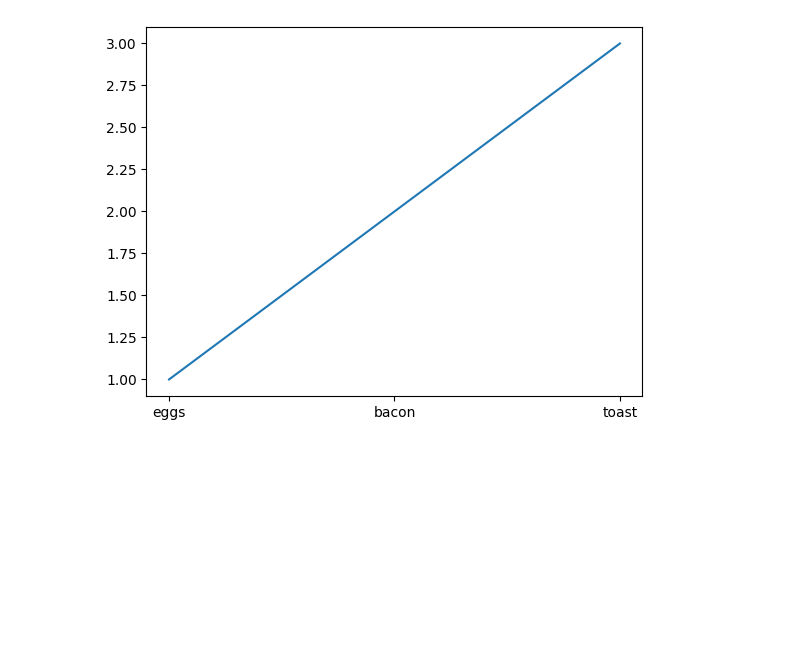
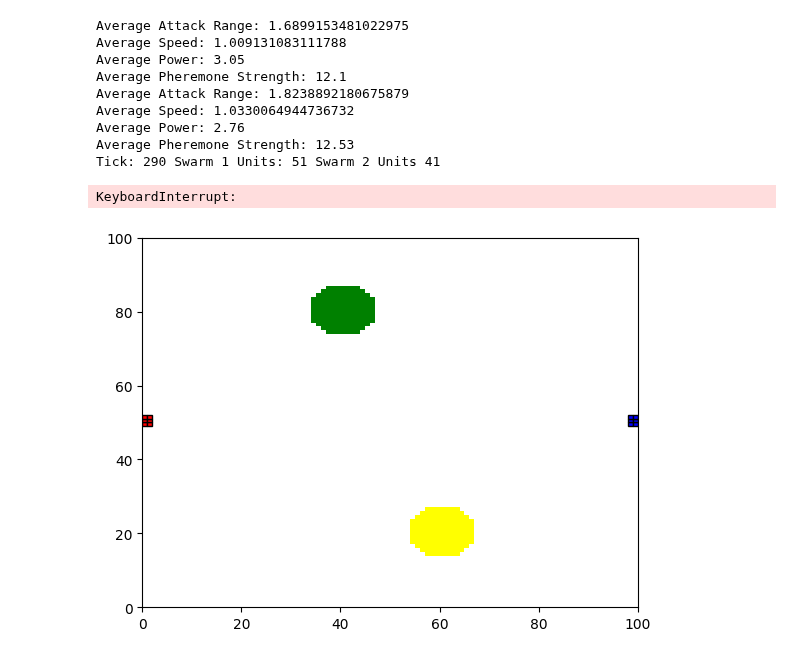
Before and after one commit to cgraha37/bic_final_project, a Jupyter notebook: battlefield.ipynb, the cells around one changed output. Cells and saved outputs as stored; diff of their text form; code cells hidden in the pictures; blank space fills up the shorter version.

```diff
--- a/battlefield.ipynb
+++ b/battlefield.ipynb
@@ -289,7 +289,7 @@ class Swarm:
         self.y = start_y
         self.elites = elites
         self.food_count = 0
-
+        self.wins=[]
         self.swarm_stats = []
 
         self.populate_swarm()
@@ -329,6 +329,7 @@ class Swarm:
     def update_and_reset(self):
         self.active_units = []
         self.dead_units = []
+        self.food_count = 0
         i = 0
         for ant in self.all_units:
             # Select a random elite from the gene pool
@@ -454,10 +455,9 @@ class Patch:
         self.rect = None
 # %%
 class Battlefield:
-    def __init__(self, width, height):
+    def __init__(self, width, height,units):
         self.width = width
         self.height = height
-
         # ADDED
         self.total_food = 0
 
@@ -485,8 +485,8 @@ class Battlefield:
         self.tick_count = 0
         self.evolution = 0
 
-        self.swarms.append(Swarm(self, 0, 50, 0, self.height / 2, []))
-        self.swarms.append(Swarm(self, 1, 50, self.width, self.height / 2, []))
+        self.swarms.append(Swarm(self, 0, units, 0, self.height / 2, []))
+        self.swarms.append(Swarm(self, 1, units, self.width, self.height / 2, []))
 
         self.fig, self.ax = plt.subplots()
         self.ax.set_xlim(0, width)
@@ -564,14 +564,14 @@ class Battlefield:
             math.sqrt(
                 (patch.x - 0.6 * self.width) ** 2 + (patch.y - 0.2 * self.height) ** 2
             )
-            < 5
+            < 7
         ):
             patch.food_source_number = 1
         elif (
             math.sqrt(
                 (patch.x - 0.4 * self.width) ** 2 + (patch.y - 0.8 * self.height) ** 2
             )
-            < 5
+            < 7
         ):
             patch.food_source_number = 2
         # elif (
@@ -1060,9 +1037,16 @@ Team red wins the round!
-# %%
-dictionary = {'eggs': 1, 'bacon': 2, 'toast': 3}
-
-x, y = dictionary.keys(), dictionary.values()
-
-plt.plot(x, y)
-plt.show()
-# %% [output]
-[figure, removed]
+# %%
+bf = Battlefield(100, 100, 100)
+if __name__ == "__main__":
+    main(bf)
+# %% [output]
+Average Attack Range: 1.6899153481022975
+Average Speed: 1.009131083111788
+Average Power: 3.05
+Average Pheremone Strength: 12.1
+Average Attack Range: 1.8238892180675879
+Average Speed: 1.0330064944736732
+Average Power: 2.76
+Average Pheremone Strength: 12.53
+Tick: 290 Swarm 1 Units: 51 Swarm 2 Units 41
+KeyboardInterrupt:
+[figure, added]
```
Also changed, not shown: parts of 3 cells of this notebook.
